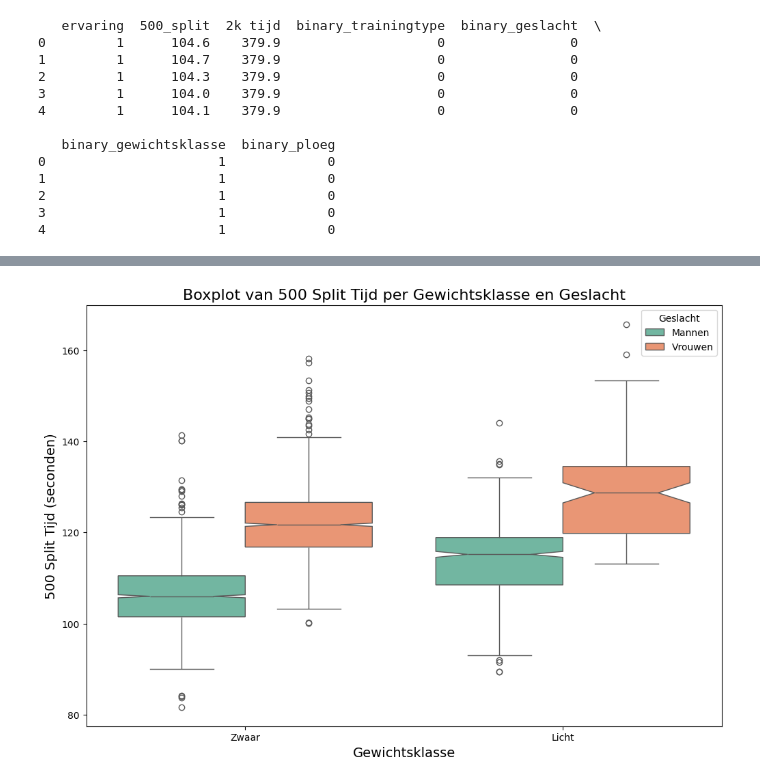
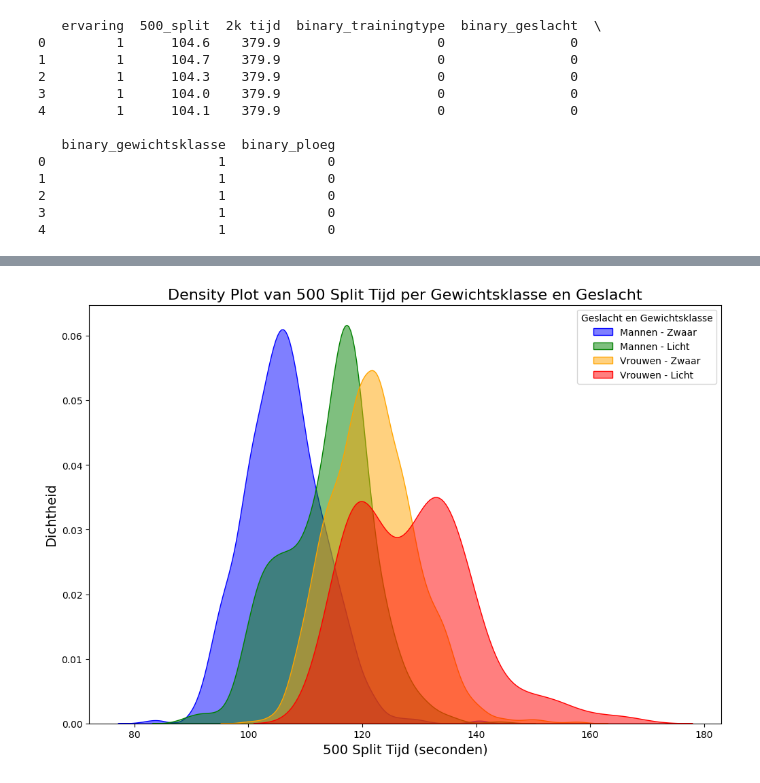
Before and after one commit to bibidemarezoyens/LB, a Jupyter notebook: plotjes_voor_rowrowrow.ipynb, the cells around one changed output, grey strips where cells are left out. Saved outputs shown, nothing was run; the diff lists cells and outputs as text; code cells hidden in the pictures.

```diff
--- a/plotjes_voor_rowrowrow.ipynb
+++ b/plotjes_voor_rowrowrow.ipynb
@@ -22,18 +22,18 @@ print(complete_df.head())
 3                      1             0
 4                      1             0
 # %%
-complete_df['geslachten'] = complete_df['binary_geslacht'].map({0: 'Mannen', 1: 'Vrouwen'})
-complete_df['gewichten'] = complete_df['binary_gewichtsklasse'].map({0: 'Licht', 1: 'Zwaar'})
+complete_df['geslacht_classes'] = complete_df['binary_geslacht'].map({0: 'Mannen', 1: 'Vrouwen'})
+complete_df['gewicht_classes'] = complete_df['binary_gewichtsklasse'].map({0: 'Licht', 1: 'Zwaar'})
 
 # BOXPLOT
 plt.figure(figsize=(12, 8))
 
 # Maak de boxplot met de gefilterde data voor Z en L per geslacht
-sns.boxplot(x='gewichten', y='500_split', hue='geslachten', data=complete_df,
+sns.boxplot(x='gewicht_classes', y='500_split', hue='geslacht_classes', data=complete_df,
             palette='Set2', notch=True)
 
 # Voeg titels en labels toe voor de boxplot
-plt.title("Boxplot van 500 Split Tijd per Gewichtsklasse en Geslacht", fontsize=16)
+plt.title("500 Split Tijd per Gewichtsklasse en Geslacht", fontsize=16)
 plt.xlabel("Gewichtsklasse", fontsize=14)
 plt.ylabel("500 Split Tijd (seconden)", fontsize=14)
 
@@ -42,63 +42,41 @@ plt.ylabel("500 Split Tijd (seconden)", fontsize=14)
 plt.figure(figsize=(12, 8))
 
 # Maak de violin plot voor de 500_split tijden per geslacht en gewichtsklasse
-sns.violinplot(x='gewichten', y='500_split', hue='geslachten', data=complete_df,
+sns.violinplot(x='gewicht_classes', y='500_split', hue='geslacht_classes', data=complete_df,
                inner='quart', palette='Set2', split=True)
 
-plt.title("Violin Plot van 500 Split Tijd per Gewichtsklasse en Geslacht", fontsize=16)
+plt.title("500 Split Tijd per Gewichtsklasse en Geslacht", fontsize=16)
 plt.xlabel("Gewichtsklasse", fontsize=14)
 plt.ylabel("500 Split Tijd (seconden)", fontsize=14)
 
-# ========== BOXPLOT ==========
+# Zorg dat de binaire kolommen integers zijn (geen strings!)
+complete_df['binary_geslacht'] = complete_df['binary_geslacht'].astype(int)
+complete_df['binary_gewichtsklasse'] = complete_df['binary_gewichtsklasse'].astype(int)
+
+# Voeg labels toe zonder duplicaten
+geslacht_labels = {0: "Mannen", 1: "Vrouwen"}
+gewicht_labels = {0: "Licht", 1: "Zwaar"}
+
+# Maak density plot opnieuw
 plt.figure(figsize=(12, 8))
 
-sns.boxplot(x='gewichten',
-            y='500_split',
-            hue='geslachten',
-            data=complete_df,
-            palette='Set2',
-            notch=True)
+# Zorg ervoor dat alleen correcte combinaties worden weergegeven
+for (geslacht, gewichtsklasse), kleur in zip([(0, 1), (0, 0), (1, 1), (1, 0)],
+                                             ['blue', 'green', 'orange', 'red']):
 
-plt.title("Boxplot van 500 Split Tijd per Gewichtsklasse en Geslacht", fontsize=16)
-plt.xlabel("Gewichtsklasse", fontsize=14)
-plt.ylabel("500 Split Tijd (seconden)", fontsize=14)
-plt.legend(title="Geslacht")
-plt.show()
+    subset = complete_df[(complete_df['binary_geslacht'] == geslacht) &
+                         (complete_df['binary_gewichtsklasse'] == gewichtsklasse)]
 
-# ========== VIOLIN PLOT ==========
-plt.figure(figsize=(12, 8))
-
-sns.violinplot(x='gewichten',
-               y='500_split',
-               hue='geslachten',
-               data=complete_df,
-               inner='quart',
-               palette='Set2',
-               split=True)
-
-plt.title("Violin Plot van 500 Split Tijd per Gewichtsklasse en Geslacht", fontsize=16)
-plt.xlabel("Gewichtsklasse", fontsize=14)
-plt.ylabel("500 Split Tijd (seconden)", fontsize=14)
-plt.legend(title="Geslacht")
-plt.show()
-
-# ========== DENSITY PLOT ==========
-plt.figure(figsize=(12, 8))
-
-# Maak de density plot voor de 500_split tijden per geslacht en gewichtsklasse
-for geslacht, kleur in zip([0, 0, 1, 1], ['blue', 'green', 'orange', 'red']):
-    for gewichtsklasse in [1, 0]:
-        subset = complete_df[(complete_df['binary_geslacht'] == geslacht) &
-                                        (complete_df['binary_gewichtsklasse'] == gewichtsklasse)]
-        if not subset.empty:
-            label = f"{'Mannen' if geslacht == 0 else 'Vrouwen'} - {'Zwaar' if gewichtsklasse == 1 else 'Licht'}"
-            sns.kdeplot(data=subset['500_split'], label=label, fill=True, color=kleur, alpha=0.5)
+    if not subset.empty:
+        label = f"{geslacht_labels[geslacht]} - {gewicht_labels[gewichtsklasse]}"
+        sns.kdeplot(data=subset['500_split'], label=label, fill=True, color=kleur, alpha=0.5)
 
 plt.title("Density Plot van 500 Split Tijd per Gewichtsklasse en Geslacht", fontsize=16)
 plt.xlabel("500 Split Tijd (seconden)", fontsize=14)
 plt.ylabel("Dichtheid", fontsize=14)
 plt.legend(title="Geslacht en Gewichtsklasse")
 plt.show()
+
 
 #dichtheid groepen
 
@@ -120,4 +98,17 @@ plt.xlabel("Groep", fontsize=14)
 plt.ylabel("Aantal Observaties", fontsize=14)
 plt.xticks(rotation=30)  # Rotatie voor betere leesbaarheid
 plt.show()
+
+# Controleer of de binaire kolommen integer waarden zijn
+complete_df['binary_geslacht'] = pd.to_numeric(complete_df['binary_geslacht'], errors='coerce')
+complete_df['binary_gewichtsklasse'] = pd.to_numeric(complete_df['binary_gewichtsklasse'], errors='coerce')
+
+# Controleer of er NaN-waarden in de dataset zitten
+print(complete_df[['binary_geslacht', 'binary_gewichtsklasse', '500_split']].isnull().sum())
+
+# Filter alleen geldige rijen (verwijder NaN-waarden)
+complete_df = complete_df.dropna(subset=['binary_geslacht', 'binary_gewichtsklasse', '500_split'])
+
+# Controleer of er meer dan 4 unieke combinaties zijn
+print(complete_df.groupby(['binary_geslacht', 'binary_gewichtsklasse']).size())
 # %% [output]
@@ -126 +117 @@ plt.show()
-[figure, old version]
+[figure, new version]
```
Also changed, not shown: parts of 1 cell of this notebook.
